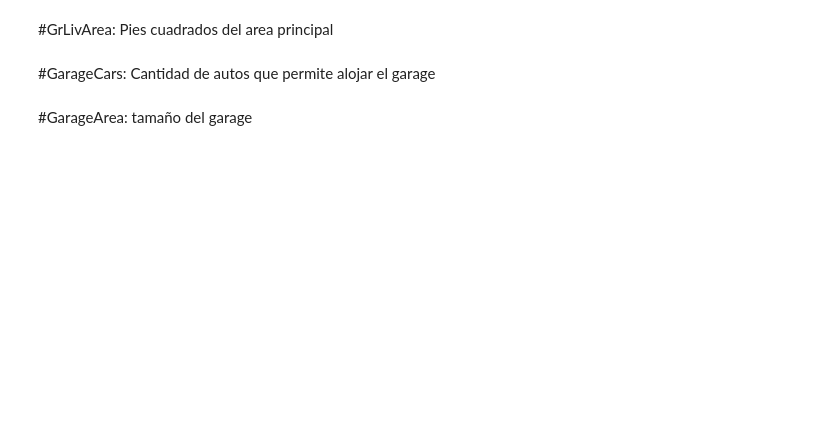
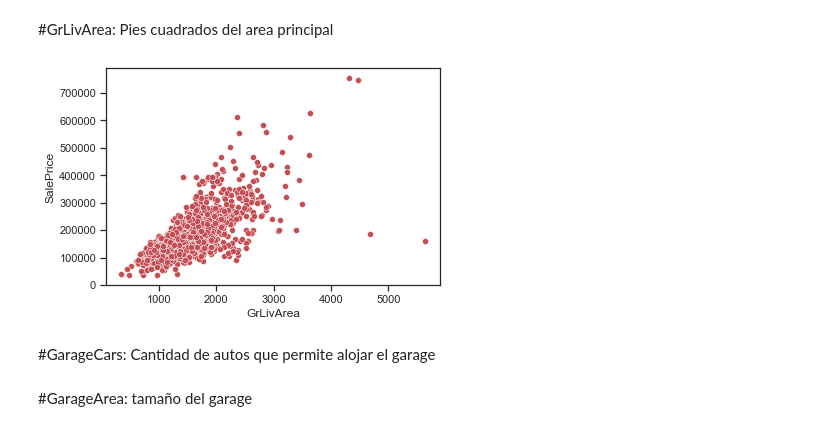
Before and after one commit to cecilia2988/House_Dreams, a Jupyter notebook: EDA.ipynb, the cells around one changed output. Saved outputs shown, nothing was run; the diff lists cells and outputs as text; code cells hidden in the pictures; blank space fills up the shorter version.

```diff
--- a/EDA.ipynb
+++ b/EDA.ipynb
@@ -292,3 +285,7 @@ px.scatter(train_data_full, x=xprop, y=yprop, color=h, marginal_y="violin", marg
+# %%
+ax = sns.scatterplot(x="GrLivArea", y="SalePrice", data=train_data_full, color='r')
+# %% [output]
+[figure, added]
 # %% [markdown]
 #GarageCars: Cantidad de autos que permite alojar el garage
 # %%
```
Also changed, not shown: parts of 8 cells of this notebook.
